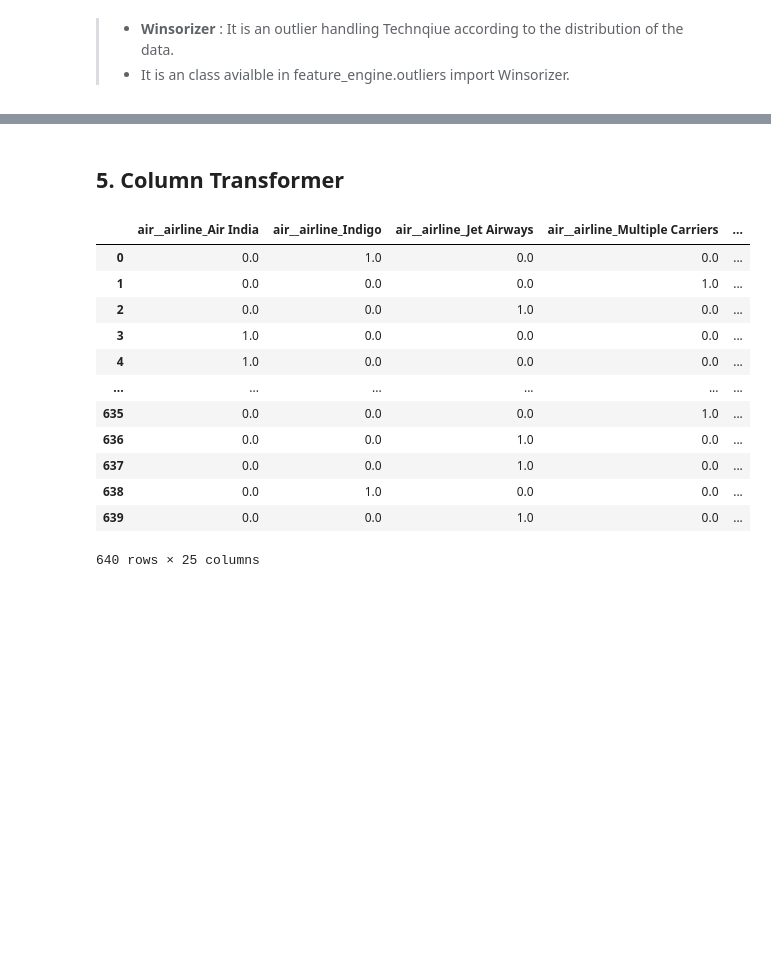
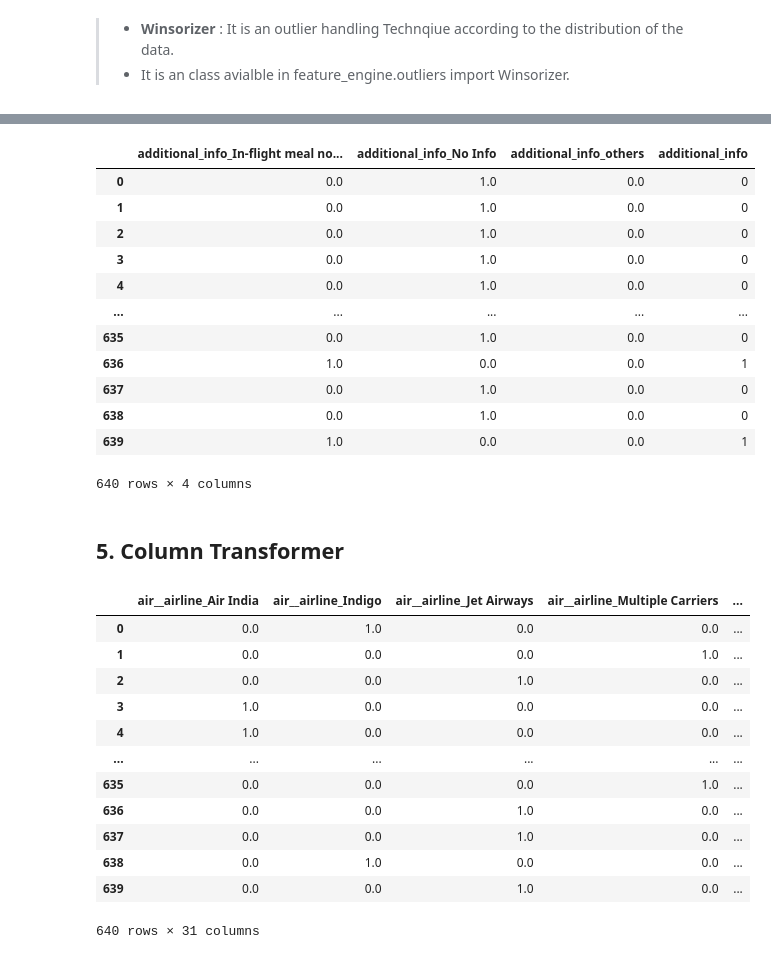
Before and after one commit to ninja03jod/SageMaker_Flight_Price_Prediction, a Jupyter notebook: Notebooks/feature-engineering.ipynb, the cells around one changed output, grey strips where cells are left out. Saved outputs shown, nothing was run; the diff lists cells and outputs as text; code cells hidden in the pictures; blank space fills up the shorter version.

```diff
--- a/Notebooks/feature-engineering.ipynb
+++ b/Notebooks/feature-engineering.ipynb
@@ -603,3 +774,24 @@ duration_transformer.fit_transform(X_train[['duration']])
+# %%
+info_transformer = Pipeline(steps=[
+    ('imputer', SimpleImputer(strategy='constant', fill_value='unknown')),
+    ('union', info_union)
+])
+
+info_transformer.fit_transform(X_train.loc[:,['additional_info']])
+# %% [output]
+|  | additional_info_In-flight meal no... | additional_info_No Info | additional_info_others | additional_info |
+| 0 | 0.0 | 1.0 | 0.0 | 0 |
+| 1 | 0.0 | 1.0 | 0.0 | 0 |
+| 2 | 0.0 | 1.0 | 0.0 | 0 |
+| 3 | 0.0 | 1.0 | 0.0 | 0 |
+| 4 | 0.0 | 1.0 | 0.0 | 0 |
+| ... | ... | ... | ... | ... |
+| 635 | 0.0 | 1.0 | 0.0 | 0 |
+| 636 | 1.0 | 0.0 | 0.0 | 1 |
+| 637 | 0.0 | 1.0 | 0.0 | 0 |
+| 638 | 0.0 | 1.0 | 0.0 | 0 |
+| 639 | 1.0 | 0.0 | 0.0 | 1 |
+640 rows × 4 columns
 # %% [markdown]
 ## 5. Column Transformer
 # %%
@@ -608,7 +800,9 @@ column_transformer = ColumnTransformer(transformers=[
     ('doj', doj_transformer,['date_of_journey']),
     ('location', location_transform,['source','destination']),
     ('time', time_transformer, ['dep_time','arrival_time']),
-    ('dur', duration_transformer, ['duration'])
+    ('dur', duration_transformer, ['duration']),
+    ('stops', total_stops_transformer, ['total_stops']),
+    ('info', info_transformer, ['additional_info'])
 
 ], remainder='passthrough')
 
@@ -626,4 +820,4 @@ column_transformer.fit_transform(X_train, y_train)
 | 637 | 0.0 | 0.0 | 1.0 | 0.0 | ... |
 | 638 | 0.0 | 1.0 | 0.0 | 0.0 | ... |
 | 639 | 0.0 | 0.0 | 1.0 | 0.0 | ... |
-640 rows × 25 columns
+640 rows × 31 columns
```
Also changed, not shown: parts of 20 cells of this notebook.
